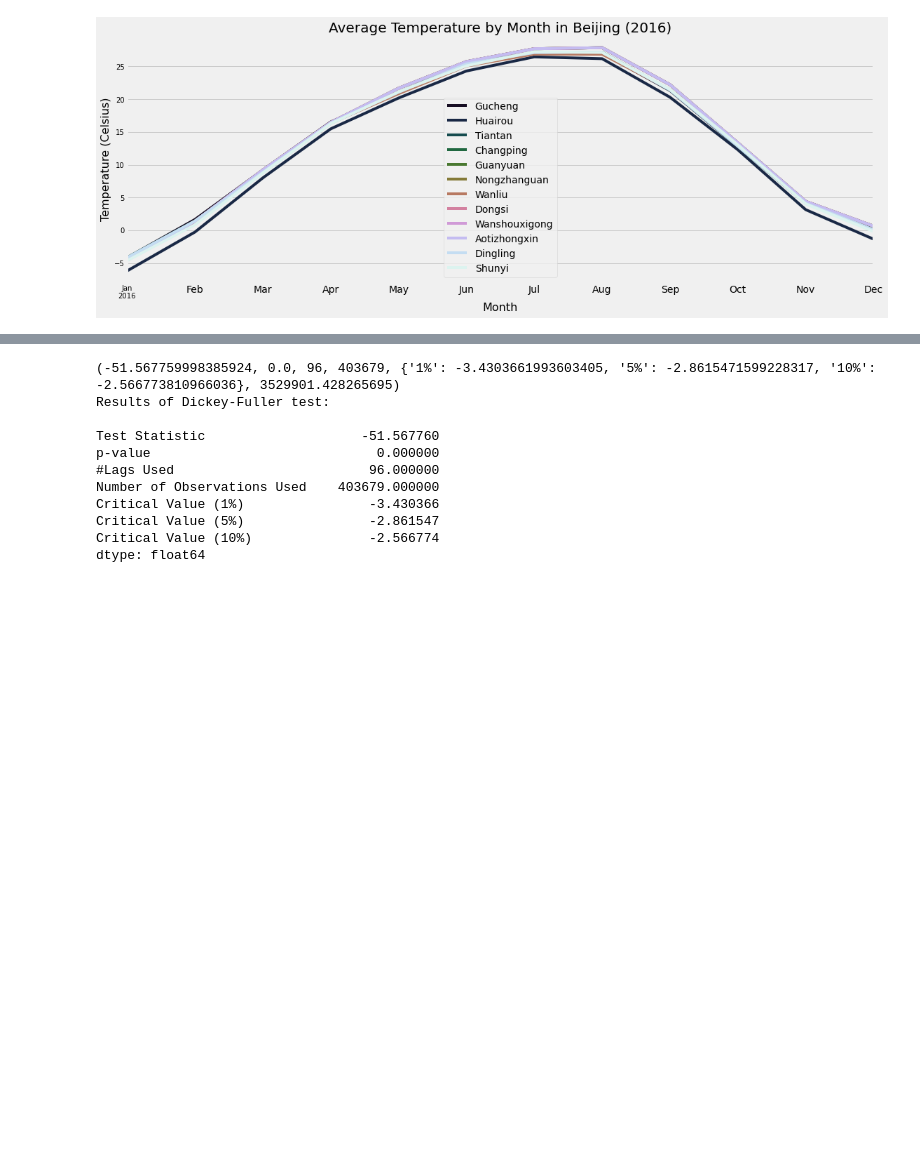
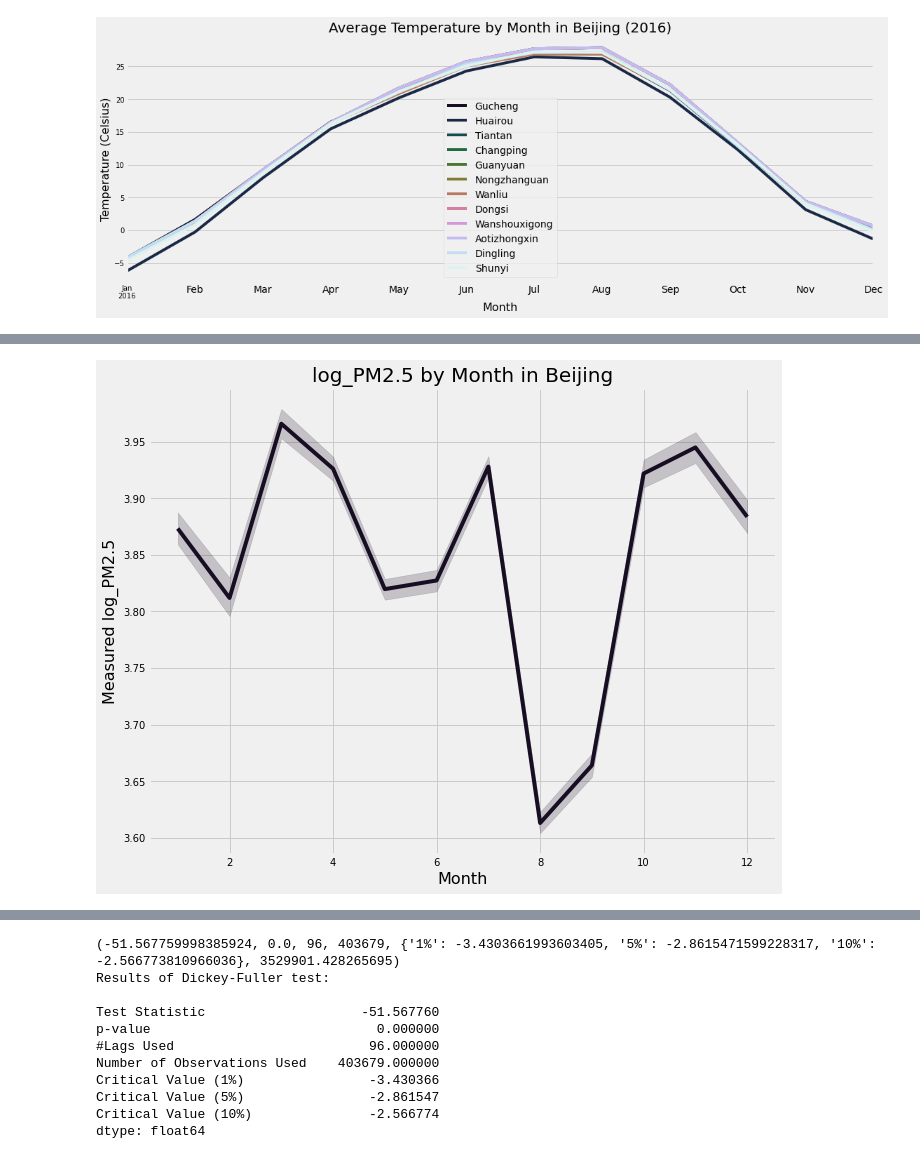
Before and after one commit to dolcikey/TimeSeriesForecasting_BeijingAirQuality, a Jupyter notebook: 02EDA.ipynb, the cells around one changed output, grey strips where cells are left out. Cells and saved outputs as stored; diff of their text form; code cells hidden in the pictures; blank space fills up the shorter version.

```diff
--- a/02EDA.ipynb
+++ b/02EDA.ipynb
@@ -158,25 +173,29 @@ stations = ['Gucheng',
  'Aotizhongxin',
  'Dingling',
  'Shunyi']
+
+cont_cols = ['PM2.5', 'PM10', 'SO2', 'NO2', 'CO', 'O3', 'TEMP', 'PRES', 'DEWP',
+       'RAIN', 'WSPM','log_PM2.5']
 # %%
-for f in features:
+for f in df[cont_cols]:
     fig, ax = plt.subplots(figsize=(10, 8))
     sns.lineplot(x = 'Month', y = f, data = df);
     plt.title(f + ' by Month in Beijing', size = 20)
     plt.xlabel('Month', size = 16)
     plt.ylabel('Measured ' + f, size = 16)
     plt.xticks(size = 10)
     plt.yticks(size = 10);
 # %% [output]
 [figure]
 [figure]
 [figure]
 [figure]
 [figure]
 [figure]
 [figure]
 [figure]
 [figure]
 [figure]
 [figure]
+[figure, added]
 # %%
```
Also changed, not shown: parts of 20 cells of this notebook, 1 other file.
